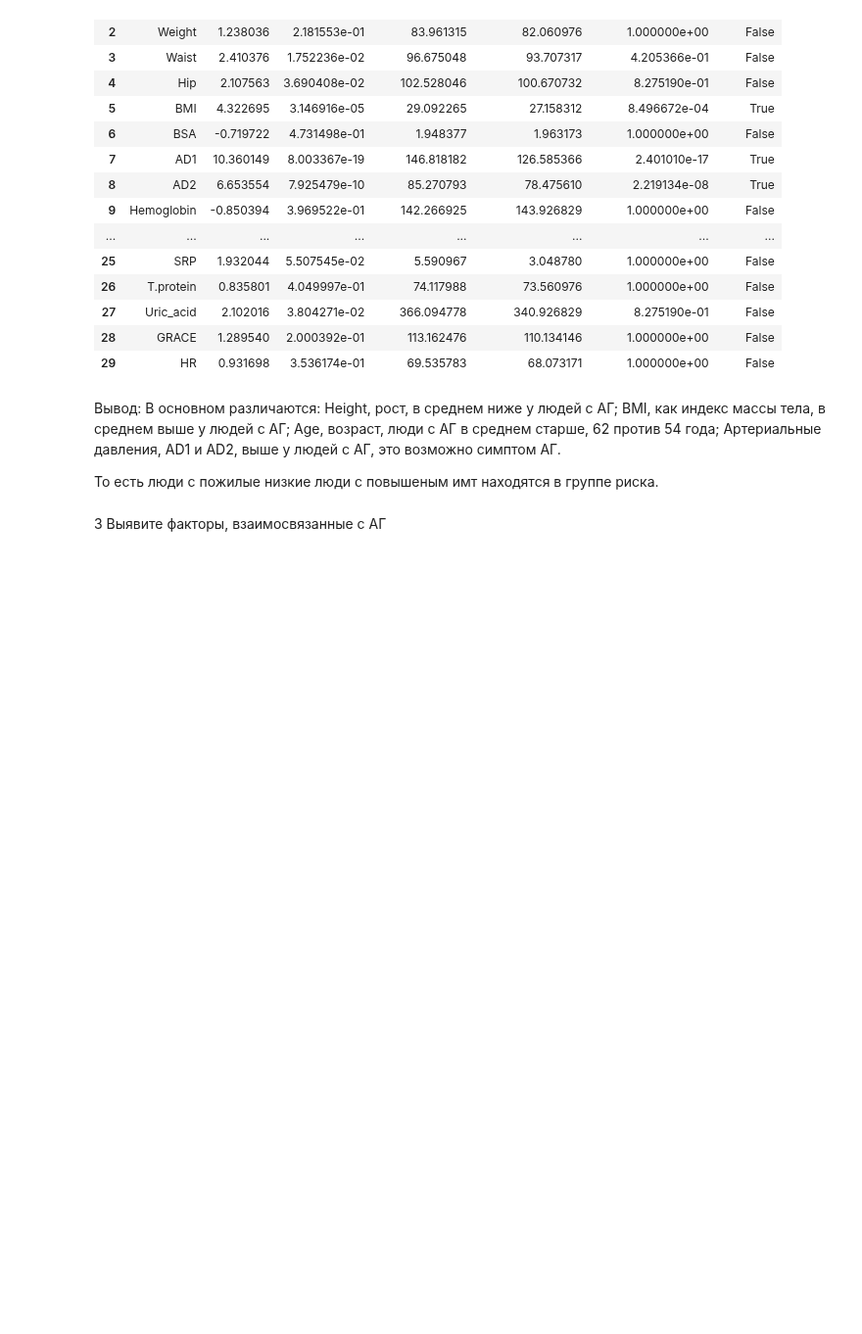
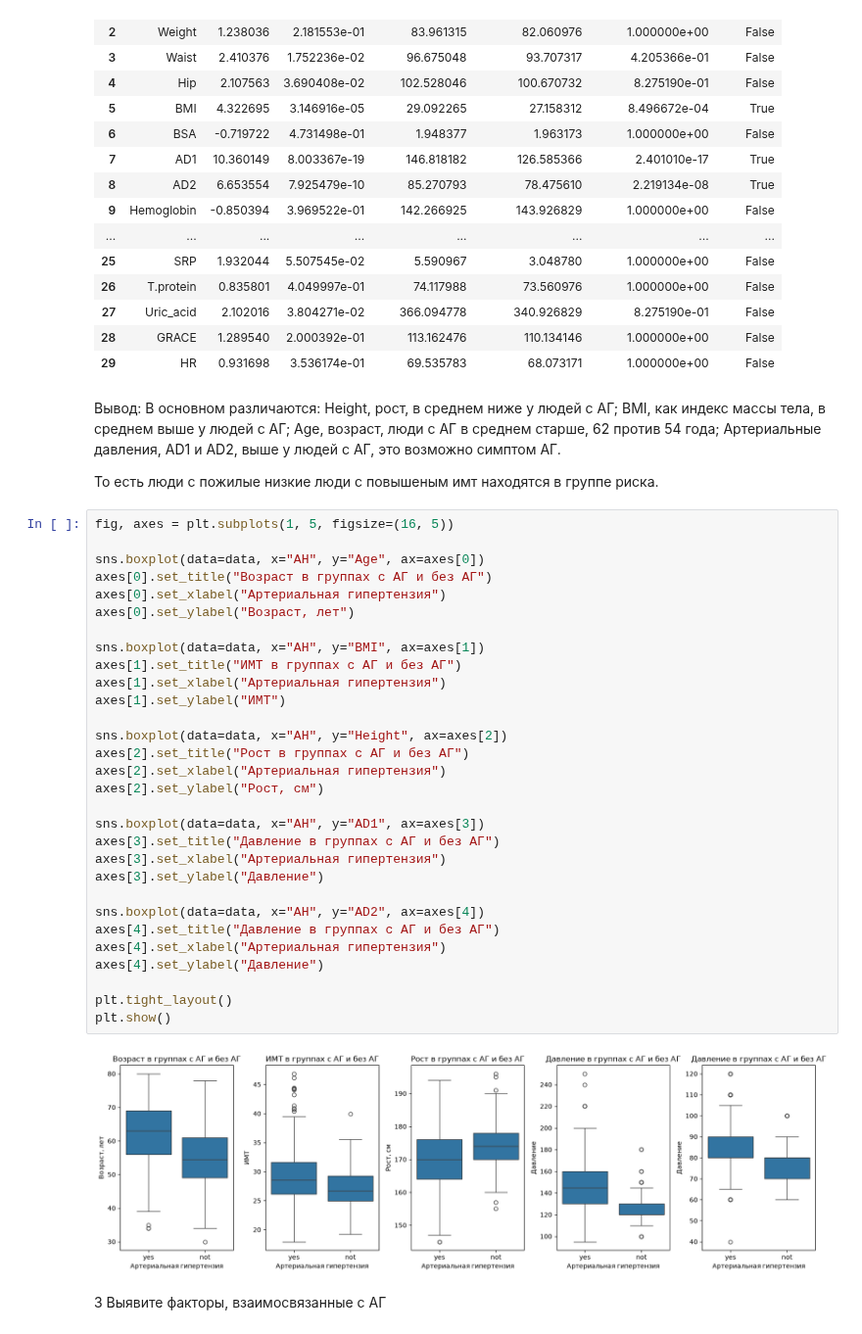
Before and after one commit to juiceru228/statistic_ml, a Jupyter notebook: n4.3/main.ipynb, the cells around one changed output. Shown at 98% size. Saved outputs shown, nothing was run; the diff lists cells and outputs as text; blank space fills up the shorter version.

```diff
--- a/n4.3/main.ipynb
+++ b/n4.3/main.ipynb
@@ -72,6 +72,38 @@ Age, возраст, люди с АГ в среднем старше, 62 про
 Артериальные давления, AD1 и AD2, выше у людей с АГ, это возможно симптом АГ.
 
 То есть люди с пожилые низкие люди с повышеным имт находятся в группе риска.
+# %%
+fig, axes = plt.subplots(1, 5, figsize=(16, 5))
+
+sns.boxplot(data=data, x="AH", y="Age", ax=axes[0])
+axes[0].set_title("Возраст в группах с АГ и без АГ")
+axes[0].set_xlabel("Артериальная гипертензия")
+axes[0].set_ylabel("Возраст, лет")
+
+sns.boxplot(data=data, x="AH", y="BMI", ax=axes[1])
+axes[1].set_title("ИМТ в группах с АГ и без АГ")
+axes[1].set_xlabel("Артериальная гипертензия")
+axes[1].set_ylabel("ИМТ")
+
+sns.boxplot(data=data, x="AH", y="Height", ax=axes[2])
+axes[2].set_title("Рост в группах с АГ и без АГ")
+axes[2].set_xlabel("Артериальная гипертензия")
+axes[2].set_ylabel("Рост, см")
+
+sns.boxplot(data=data, x="AH", y="AD1", ax=axes[3])
+axes[3].set_title("Давление в группах с АГ и без АГ")
+axes[3].set_xlabel("Артериальная гипертензия")
+axes[3].set_ylabel("Давление")
+
+sns.boxplot(data=data, x="AH", y="AD2", ax=axes[4])
+axes[4].set_title("Давление в группах с АГ и без АГ")
+axes[4].set_xlabel("Артериальная гипертензия")
+axes[4].set_ylabel("Давление")
+
+plt.tight_layout()
+plt.show()
+# %% [output]
+[figure, added]
 # %% [markdown]
 3 Выявите факторы, взаимосвязанные с АГ
 # %%
```
Also changed, not shown: parts of 2 cells of this notebook.
